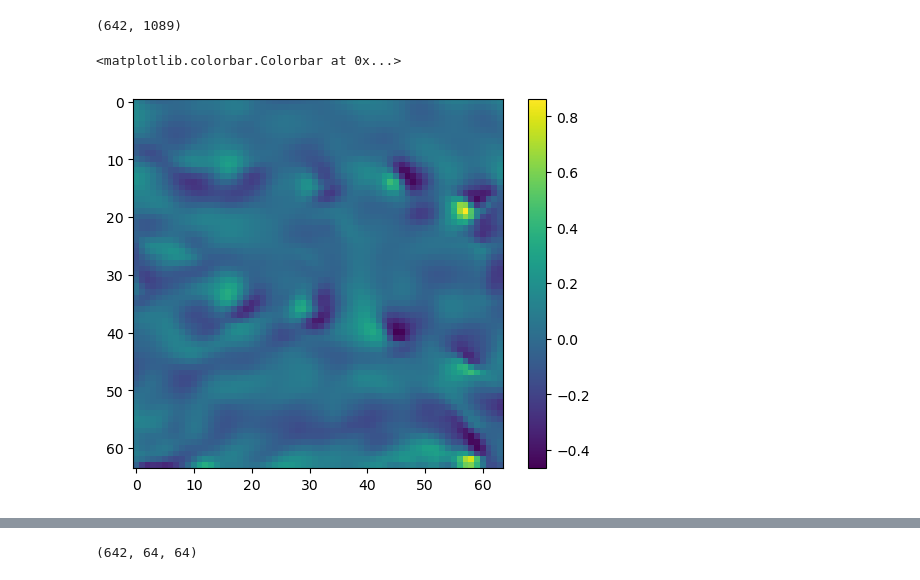
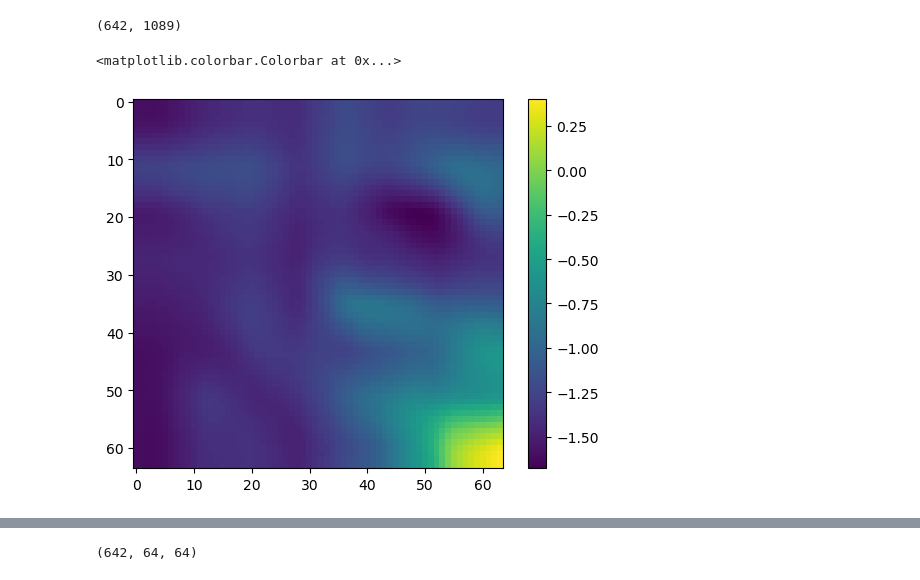
Before and after one commit to HarrisonGoldwyn/distributional_SRCNN, a Jupyter notebook: sr_ordered_train0p75/cov_prediction/dev.ipynb, the cells around one changed output, grey strips where cells are left out. Saved outputs shown, nothing was run; the diff lists cells and outputs as text; code cells hidden in the pictures.

```diff
--- a/sr_ordered_train0p75/cov_prediction/dev.ipynb
+++ b/sr_ordered_train0p75/cov_prediction/dev.ipynb
@@ -8,4 +11,4 @@ params.shape
 # %% [output]
 (642, 1089)
 # %%
-train_mse_error_fields = np.load("../stage_1/mse_5l_i123_c32s_padR_schLrG0p95_reg0_TrainErrFields.npy")
+train_mse_mean_fields = np.load("../stage_1/output_data/mse_5l_i123_c32s_padR_schLrG0p95_reg0_trainPredFields.npy")
@@ -12,6 +17,6 @@ train_mse_error_fields = np.load("../stage_1/mse_5l_i123_c32s_padR_schLrG0p95_re
 # %%
-plt.imshow(train_mse_error_fields[0])
+plt.imshow(train_mse_mean_fields[0])
 plt.colorbar()
 # %% [output]
 <matplotlib.colorbar.Colorbar at 0x...>
-[figure, old version]
+[figure, new version]
```
Also changed, not shown: parts of 23 cells of this notebook, 2 other files.
